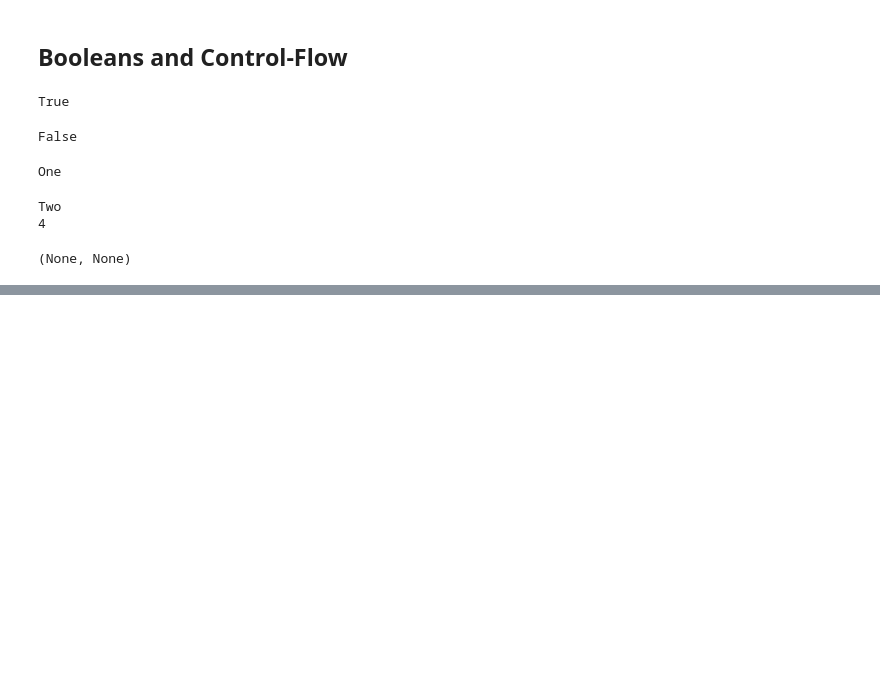
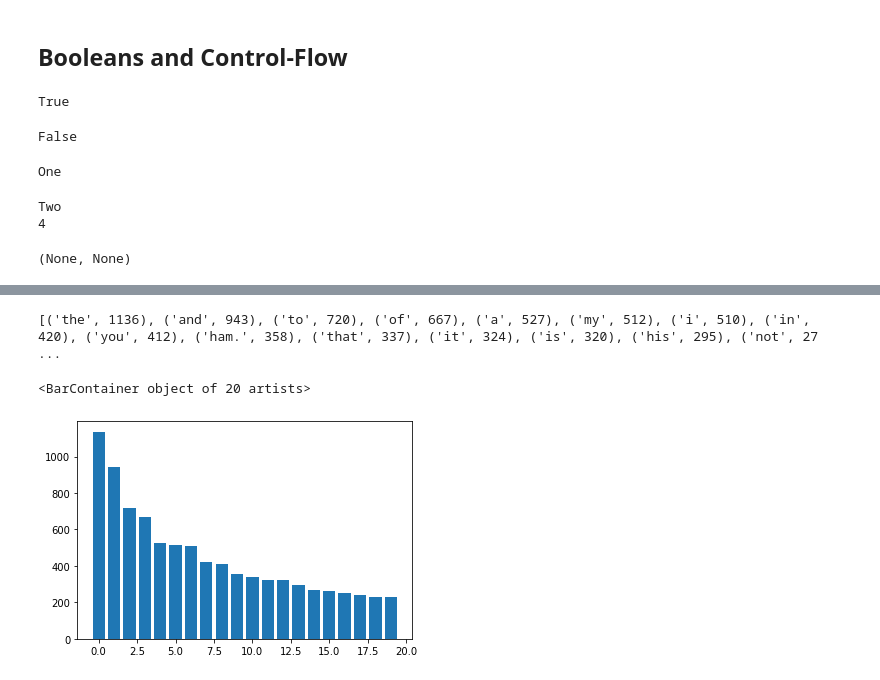
Before and after one commit to chhart/April20-CS109, a Jupyter notebook: 28_04 Lab1 Python Basic Syntax.ipynb, the cells around one changed output, grey strips where cells are left out. Saved outputs shown, nothing was run; the diff lists cells and outputs as text; code cells hidden in the pictures; blank space fills up the shorter version.

```diff
--- a/28_04 Lab1 Python Basic Syntax.ipynb
+++ b/28_04 Lab1 Python Basic Syntax.ipynb
@@ -237,0 +286,5 @@ Two
+# %%
+# convert all of the hamlet tokens into lower case with list comprehension
+
+hamletlctokens=[word.lower() for word in hamlettokens]
+hamletlctokens.count("thou")
@@ -237,0 +295,6 @@ Two
+# %%
+uniquelctokens = set(hamletlctokens) # set is kinda like 'SELECT DISTINCT'
+
+tokendict = {}
+for ut in uniquelctokens:
+    tokendict[ut] = hamletlctokens.count(ut)
@@ -237,0 +305,6 @@ Two
+# %%
+# let's try to get the top 100
+# sorting a dictonary by values isn't easy...
+
+sorted_tokens = sorted(tokendict.items(), reverse = True, key=lambda x: x[1])
+sorted_tokens[:100]
@@ -237,0 +329,11 @@ Two
+# %%
+topfreq = sorted_tokens[:20]
+print(topfreq)
+# %% [output]
+[('the', 1136), ('and', 943), ('to', 720), ('of', 667), ('a', 527), ('my', 512), ('i', 510), ('in', 420), ('you', 412), ('ham.', 358), ('that', 337), ('it', 324), ('is', 320), ('his', 295), ('not', 27 ...
+# %%
+pos = np.arange(len(topfreq)) # this gives us the x coordinates of the bars
+plt.bar(pos, [e[1] for e in topfreq])
+# %% [output]
+<BarContainer object of 20 artists>
+[figure, added]
```
Also changed, not shown: parts of 12 cells of this notebook.
